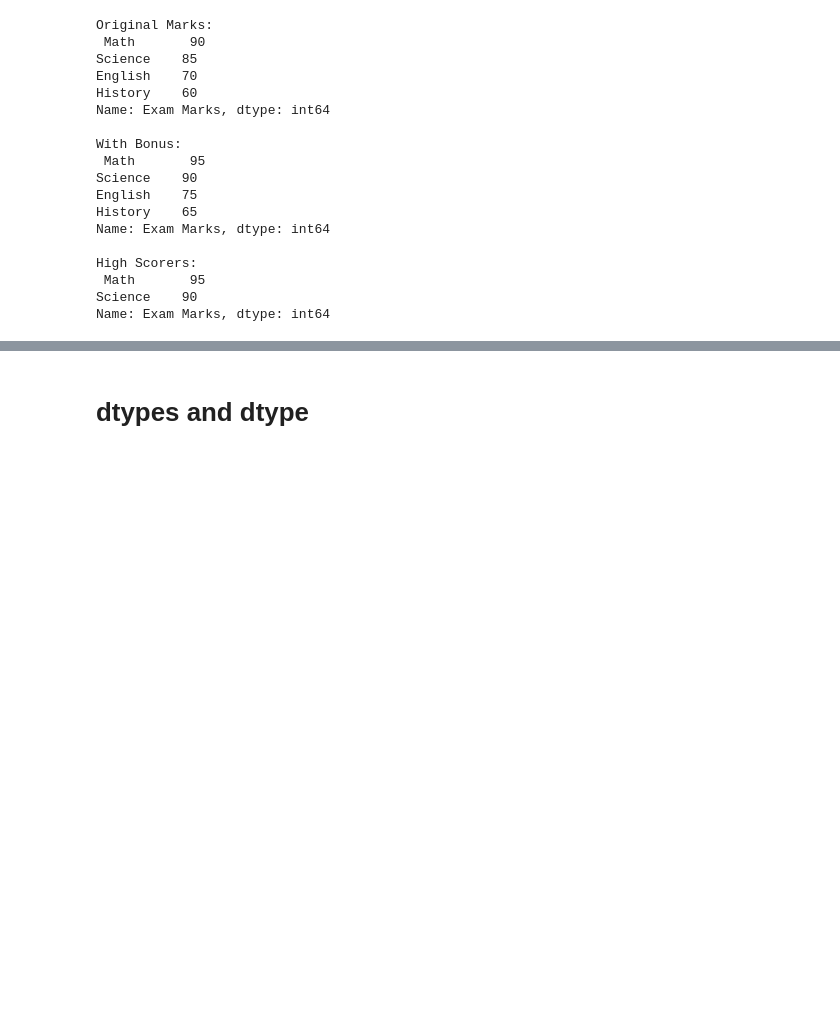
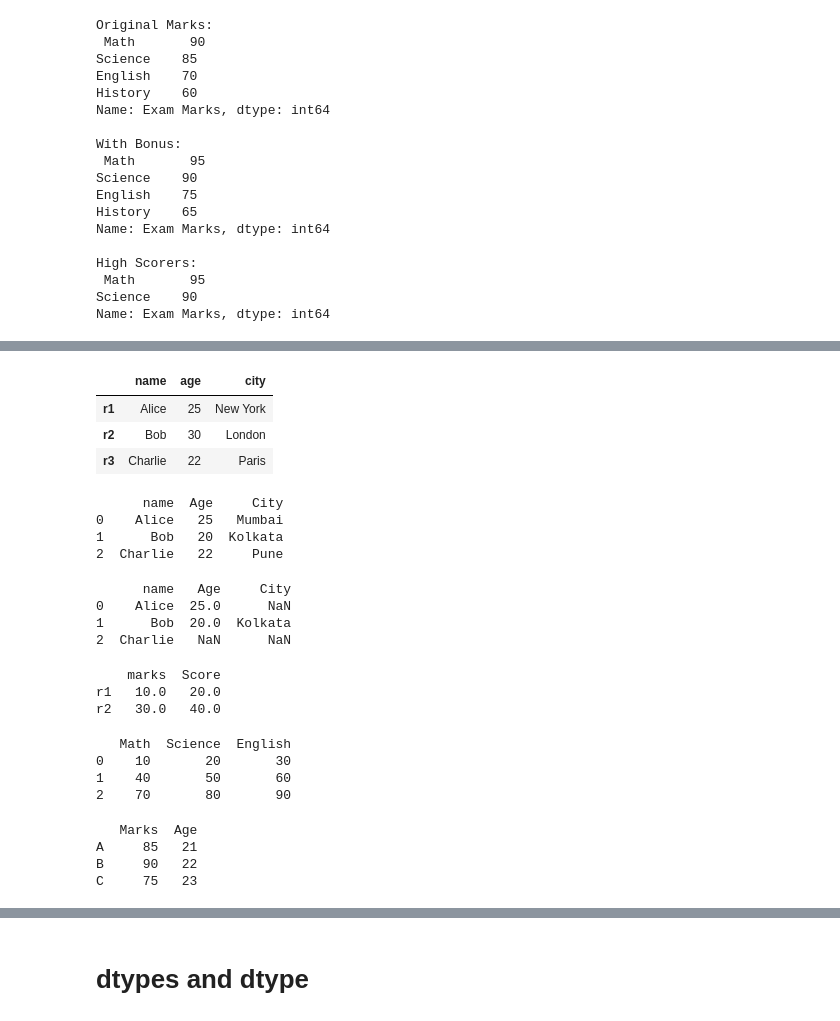
Before and after one commit to Masireddyvamshi/Exploratory_Data_Analysis, a Jupyter notebook: PandasYT.ipynb, the cells around one changed output, grey strips where cells are left out. Drawn from its saved outputs; the diff is of its cells as text; code cells hidden in the pictures; blank space fills up the shorter version.

```diff
--- a/PandasYT.ipynb
+++ b/PandasYT.ipynb
@@ -164,0 +189,63 @@ Name: Exam Marks, dtype: int64
+# %%
+df.columns=['name','age','city']
+df.index=['r1','r2','r3']
+df
+# %% [output]
+|  | name | age | city |
+| r1 | Alice | 25 | New York |
+| r2 | Bob | 30 | London |
+| r3 | Charlie | 22 | Paris |
+# %%
+data=[{'name':'Alice','Age':25,'City':'Mumbai'},
+      {'name':'Bob','Age':20,'City':'Kolkata'},
+     {'name':'Charlie','Age':22,'City':'Pune'}]
+df=pd.DataFrame(data)
+print(df)
+# %% [output]
+      name  Age     City
+0    Alice   25   Mumbai
+1      Bob   20  Kolkata
+2  Charlie   22     Pune
+# %%
+data=[{'name':'Alice','Age':25},
+      {'name':'Bob','Age':20,'City':'Kolkata'},
+     {'name':'Charlie'}]
+df=pd.DataFrame(data)
+print(df)
+# %% [output]
+      name   Age     City
+0    Alice  25.0      NaN
+1      Bob  20.0  Kolkata
+2  Charlie   NaN      NaN
+# %%
+data=pd.DataFrame([[10,20],[30,40]],index=['r1','r2'],columns=['marks','Score'],dtype=float,copy=True)
+print(data)
+# %% [output]
+    marks  Score
+r1   10.0   20.0
+r2   30.0   40.0
+# %%
+import pandas as pd
+
+data = [[10, 20, 30], [40, 50, 60], [70, 80, 90]]
+df = pd.DataFrame(data, columns=['Math', 'Science', 'English'])
+print(df)
+# %% [output]
+   Math  Science  English
+0    10       20       30
+1    40       50       60
+2    70       80       90
+# %%
+import pandas as pd
+
+data = {
+    'Marks': pd.Series([85, 90, 75], index=['A', 'B', 'C']),
+    'Age': pd.Series([21, 22, 23], index=['A', 'B', 'C'])
+}
+df = pd.DataFrame(data)
+print(df)
+# %% [output]
+   Marks  Age
+A     85   21
+B     90   22
+C     75   23
```
Also changed, not shown: parts of 119 cells of this notebook.
